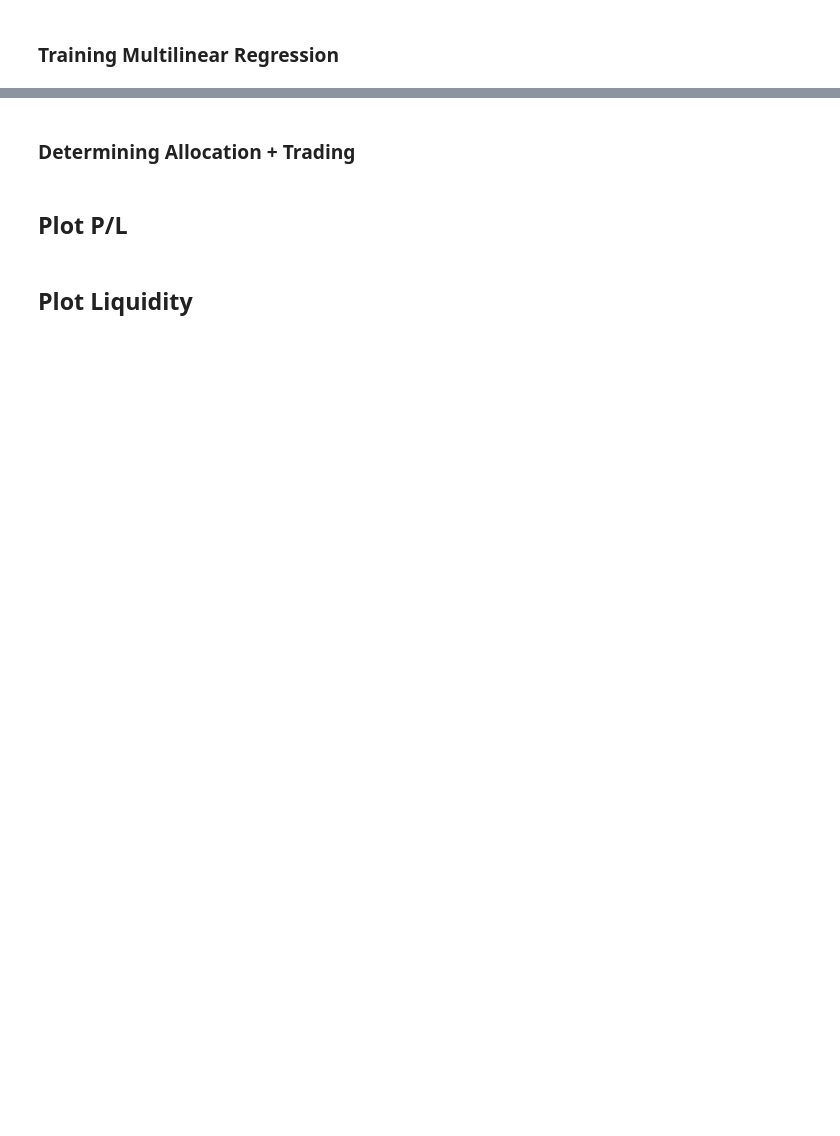
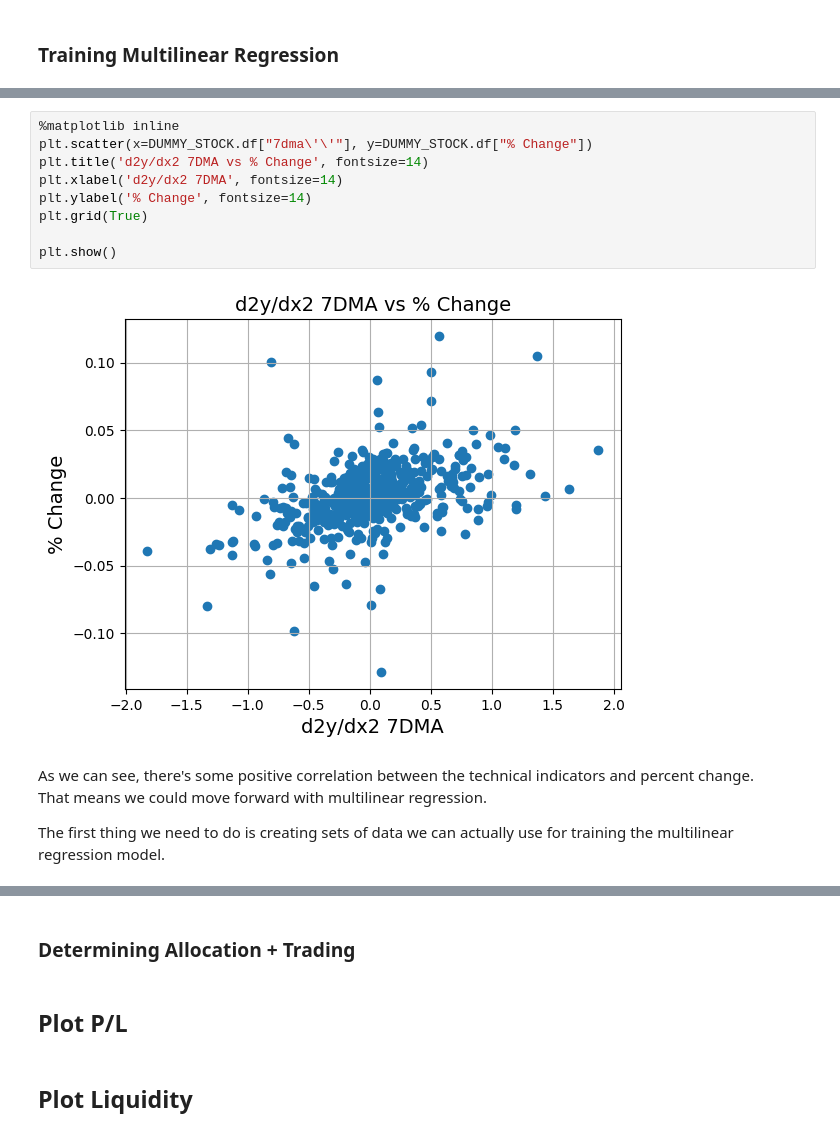
Before and after one commit to NotReallyJustin/SSMIF-Analyst-App, a Jupyter notebook: justin_chen_algo_strat.ipynb, the cells around one changed output, grey strips where cells are left out. Cells and saved outputs as stored; diff of their text form; blank space fills up the shorter version.

```diff
--- a/justin_chen_algo_strat.ipynb
+++ b/justin_chen_algo_strat.ipynb
@@ -40,0 +501,16 @@ We're also only going to be buying/selling because the SSMIF overlords will hunt
+# %%
+%matplotlib inline
+plt.scatter(x=DUMMY_STOCK.df["7dma\'\'"], y=DUMMY_STOCK.df["% Change"])
+plt.title('d2y/dx2 7DMA vs % Change', fontsize=14)
+plt.xlabel('d2y/dx2 7DMA', fontsize=14)
+plt.ylabel('% Change', fontsize=14)
+plt.grid(True)
+
+plt.show()
+# %% [output]
+[figure, added]
+# %% [markdown]
+As we can see, there's some positive correlation between the technical indicators and percent change. <br>
+That means we could move forward with multilinear regression.
+
+The first thing we need to do is creating sets of data we can actually use for training the multilinear regression model.
```
Also changed, not shown: parts of 30 cells of this notebook.
